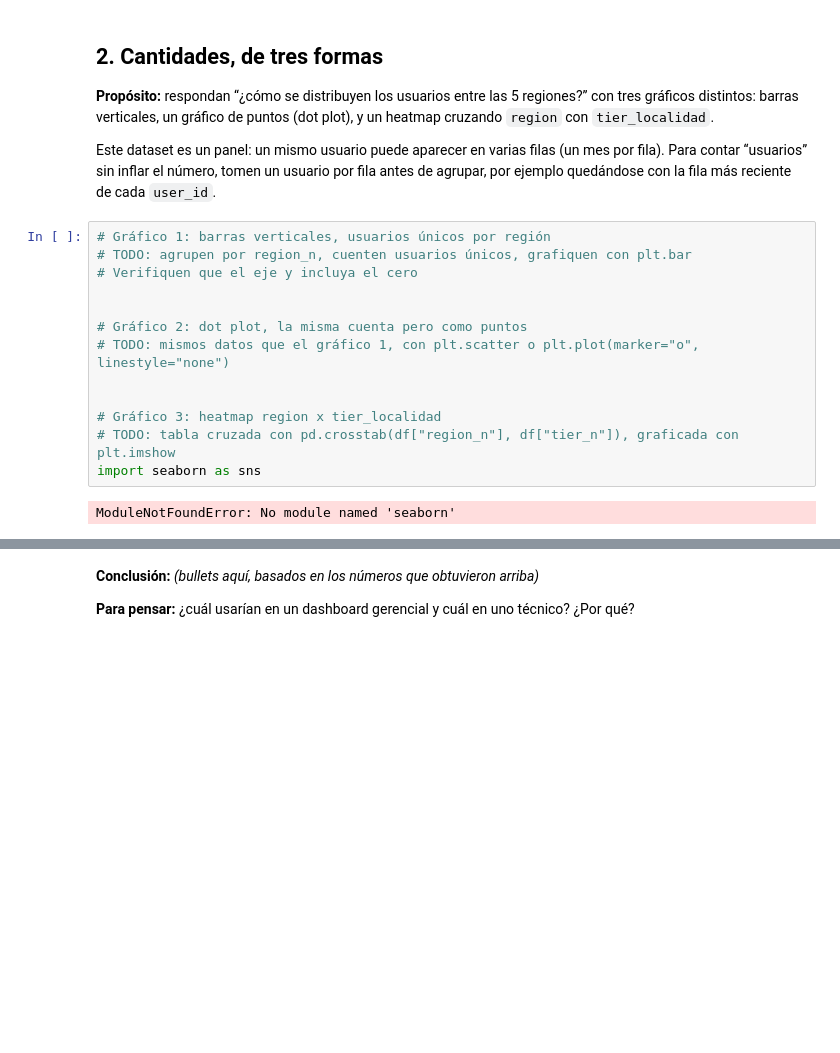
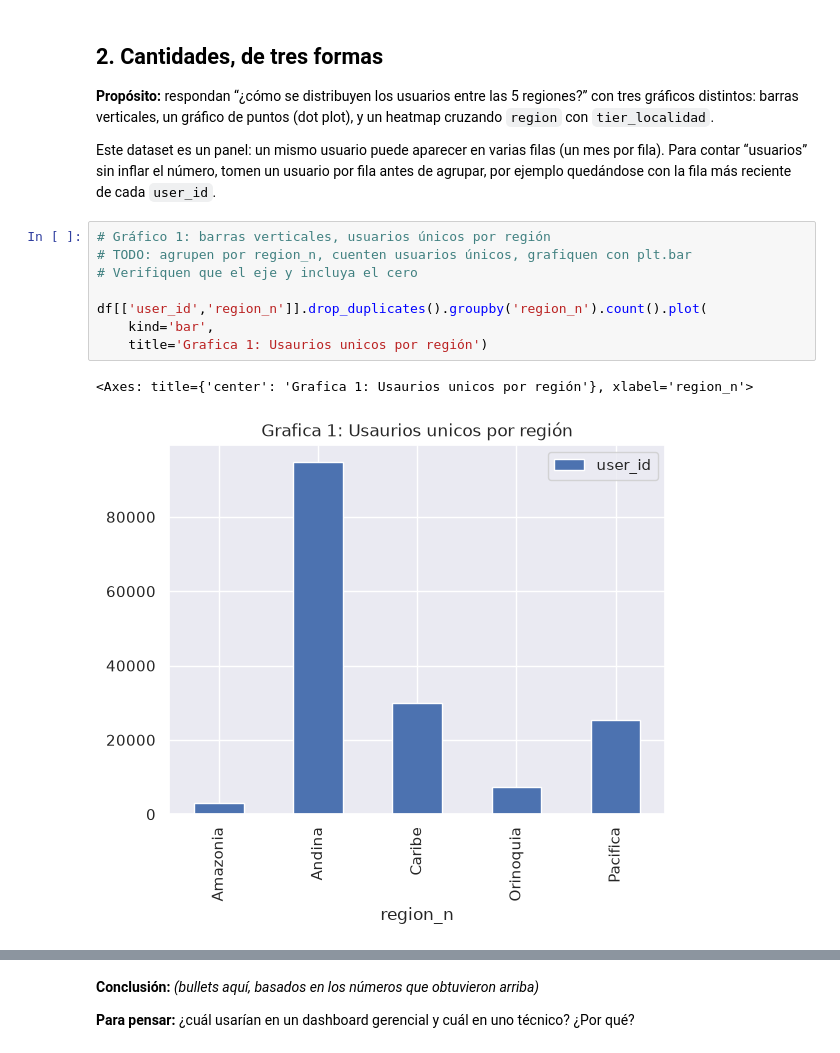
Before and after one commit to jp0617/visualizacionAnalisis, a Jupyter notebook: v0.1_s2_dataviz_grupo#.ipynb, the cells around one changed output, grey strips where cells are left out. Saved outputs shown, nothing was run; the diff lists cells and outputs as text; blank space fills up the shorter version.

Commit message:
Creación de graficas

```diff
--- a/v0.1_s2_dataviz_grupo#.ipynb
+++ b/v0.1_s2_dataviz_grupo#.ipynb
@@ -121,15 +121,11 @@ Este dataset es un panel: un mismo usuario puede aparecer en varias filas (un me
 # %%
 # Gráfico 1: barras verticales, usuarios únicos por región
 # TODO: agrupen por region_n, cuenten usuarios únicos, grafiquen con plt.bar
 # Verifiquen que el eje y incluya el cero
 
-
-# Gráfico 2: dot plot, la misma cuenta pero como puntos
-# TODO: mismos datos que el gráfico 1, con plt.scatter o plt.plot(marker="o", linestyle="none")
-
-
-# Gráfico 3: heatmap region x tier_localidad
-# TODO: tabla cruzada con pd.crosstab(df["region_n"], df["tier_n"]), graficada con plt.imshow
-import seaborn as sns
+df[['user_id','region_n']].drop_duplicates().groupby('region_n').count().plot(
+    kind='bar',
+    title='Grafica 1: Usaurios unicos por región')
 # %% [output]
-ModuleNotFoundError: No module named 'seaborn'
+<Axes: title={'center': 'Grafica 1: Usaurios unicos por región'}, xlabel='region_n'>
+[figure, added]
```
Also changed, not shown: parts of 7 cells of this notebook.
